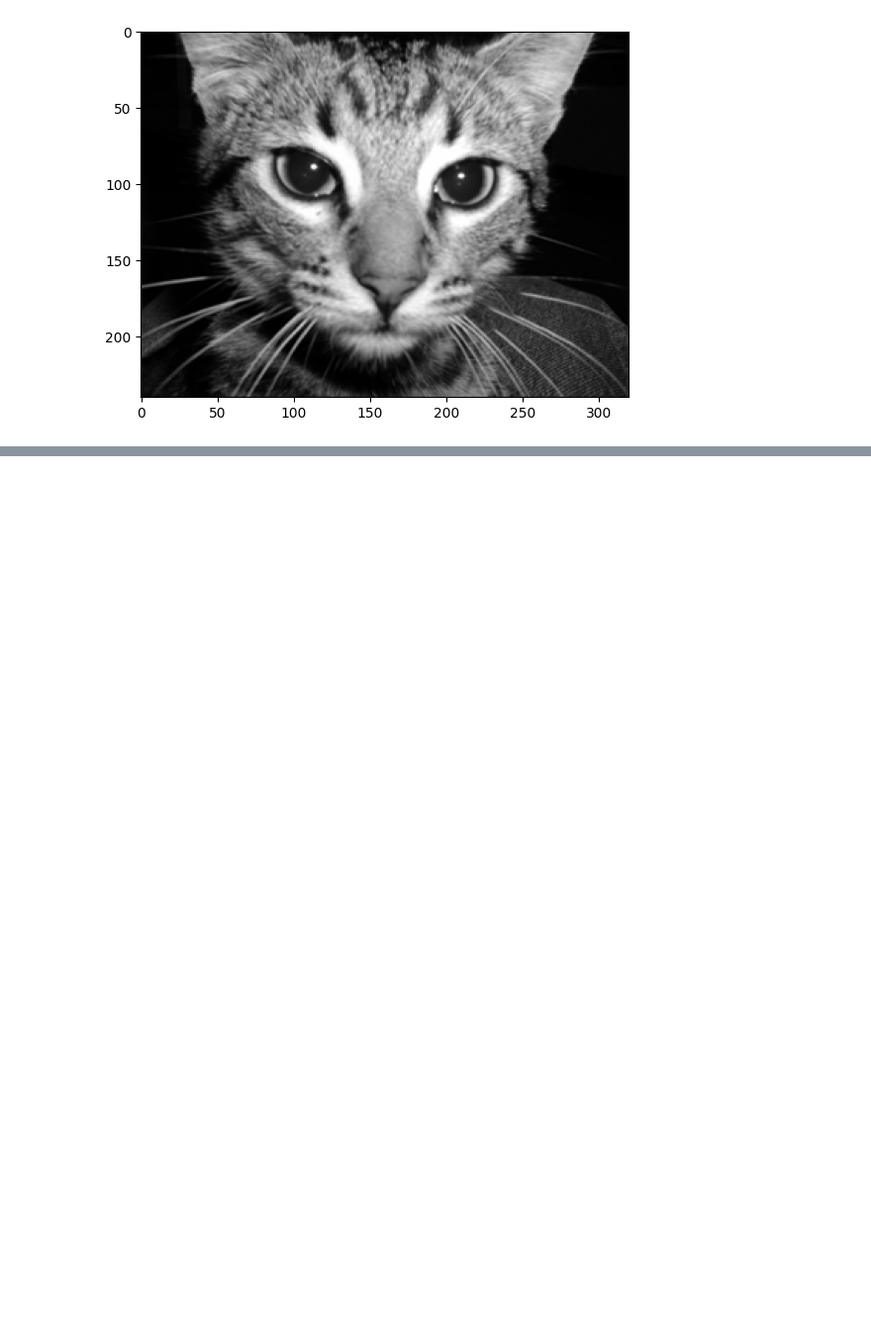
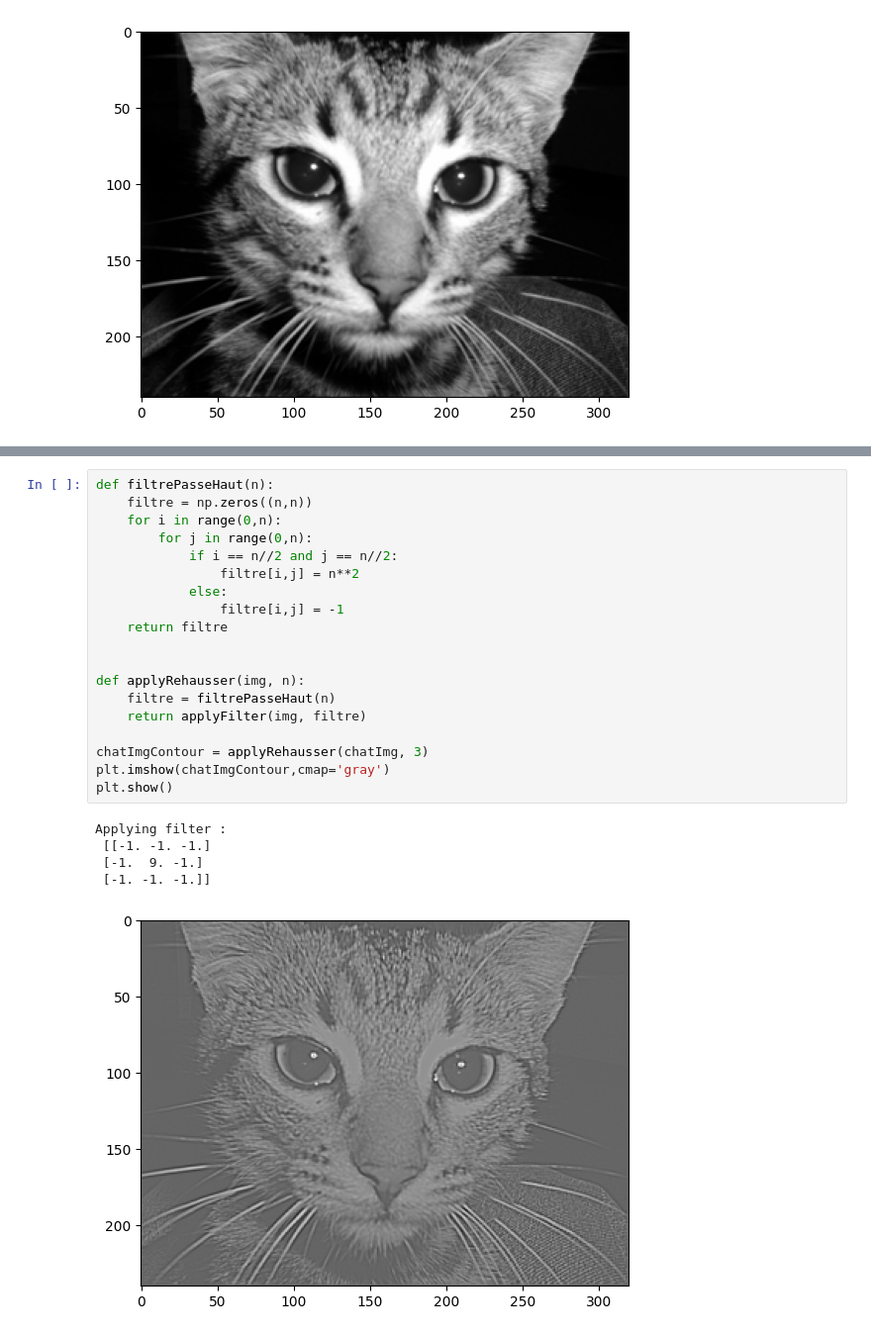
Before and after one commit to TaherJerbi/TraitementImages, a Jupyter notebook: TP3/tp3.ipynb, the cells around one changed output, grey strips where cells are left out. Shown at 99% size. Drawn from its saved outputs; the diff is of its cells as text; blank space fills up the shorter version.

```diff
--- a/TP3/tp3.ipynb
+++ b/TP3/tp3.ipynb
@@ -87,0 +92,25 @@ plt.show()
+# %%
+def filtrePasseHaut(n):
+    filtre = np.zeros((n,n))
+    for i in range(0,n):
+        for j in range(0,n):
+            if i == n//2 and j == n//2:
+                filtre[i,j] = n**2
+            else:
+                filtre[i,j] = -1
+    return filtre
+
+
+def applyRehausser(img, n):
+    filtre = filtrePasseHaut(n)
+    return applyFilter(img, filtre)
+
+chatImgContour = applyRehausser(chatImg, 3)
+plt.imshow(chatImgContour,cmap='gray')
+plt.show()
+# %% [output]
+Applying filter :
+ [[-1. -1. -1.]
+ [-1.  9. -1.]
+ [-1. -1. -1.]]
+[figure, added]
```
Also changed, not shown: parts of 3 cells of this notebook, 6 other files.
